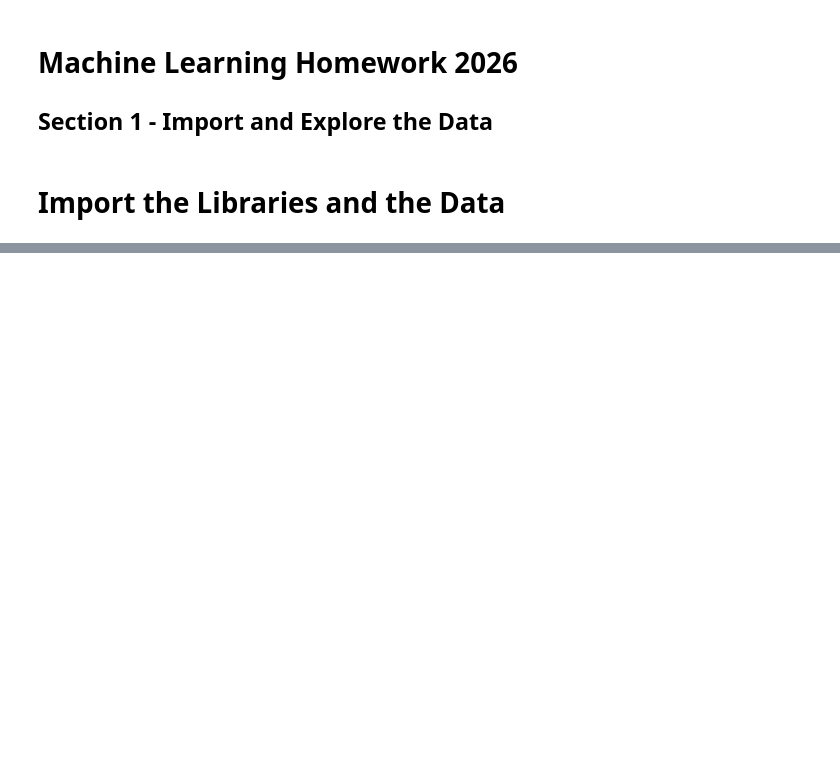
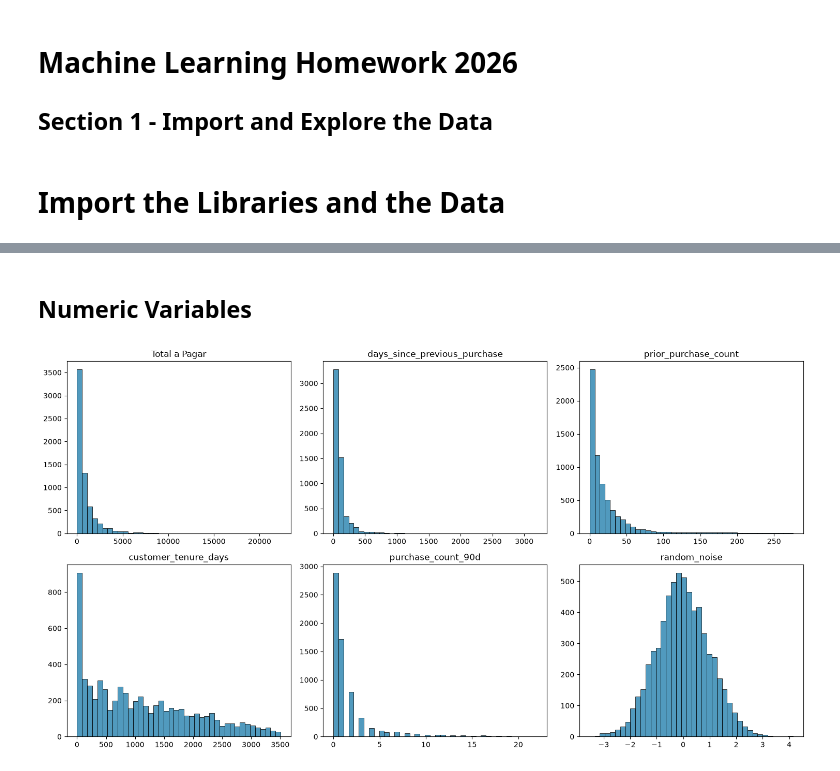
Before and after one commit to GoncaloGouveia04/ML_Project, a Jupyter notebook: notebooks/Exploration_notebook.ipynb, the cells around one changed output, grey strips where cells are left out. Drawn from its saved outputs; the diff is of its cells as text; code cells hidden in the pictures; blank space fills up the shorter version.

```diff
--- a/notebooks/Exploration_notebook.ipynb
+++ b/notebooks/Exploration_notebook.ipynb
@@ -31,0 +151,5 @@ TypeError: unsupported operand type(s) for /: 'str' and 'str'
+# %%
+empty_rows = train["Total Imp_"].isna()
+print("rows without 'Total Imp_':", empty_rows.sum())
+print("columns that still have a value in those rows:",
+      train[empty_rows].columns[train[empty_rows].notna().any()].tolist())
@@ -31,0 +176,9 @@ TypeError: unsupported operand type(s) for /: 'str' and 'str'
+# %%
+print("How many times the value 1,000,000,000 appears in prior_mean_purchase_value:", (train["prior_mean_purchase_value"] >= 1000000000).sum())
+print("How many times the value 1,000,000,000 appears in spend_365d:", (train["spend_365d"] >= 1000000000).sum())
+
+print("\nnegative values:")
+for column in numeric:
+    negatives = (train[column] < 0).sum()
+    if negatives > 0 and column != "random_noise":
+        print(f"  {column:30s} {negatives}")
@@ -31,0 +228,19 @@ TypeError: unsupported operand type(s) for /: 'str' and 'str'
+# %%
+candidate = train[~empty_rows].copy()
+for column in ["prior_mean_purchase_value", "spend_365d", "days_since_previous_purchase", "prior_mean_gap_days"]:
+    impossible = (candidate[column] < 0) | (candidate[column] >= 1e9)
+    candidate.loc[impossible, column] = np.nan
+# %% [markdown]
+## Numeric Variables
+# %%
+to_plot = ["Total a Pagar", "days_since_previous_purchase", "prior_purchase_count",
+           "customer_tenure_days", "purchase_count_90d", "random_noise"]
+
+fig, axes = plt.subplots(2, 3, figsize=(15, 8))
+for ax, column in zip(axes.flatten(), to_plot):
+    sns.histplot(candidate[column], bins=40, color=PLOT_BLUE, ax=ax)
+    ax.set(title=column, xlabel="", ylabel="")
+plt.tight_layout()
+plt.show()
+# %% [output]
+[figure, added]
```
Also changed, not shown: parts of 47 cells of this notebook.
